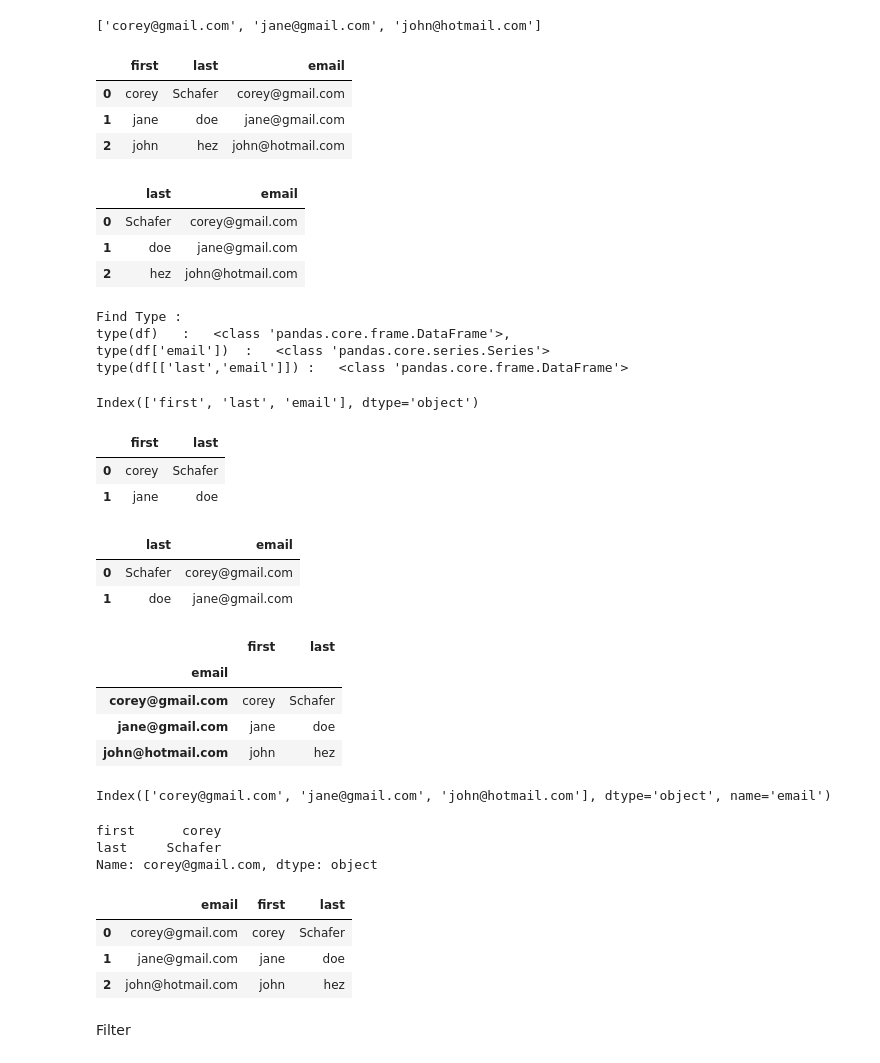
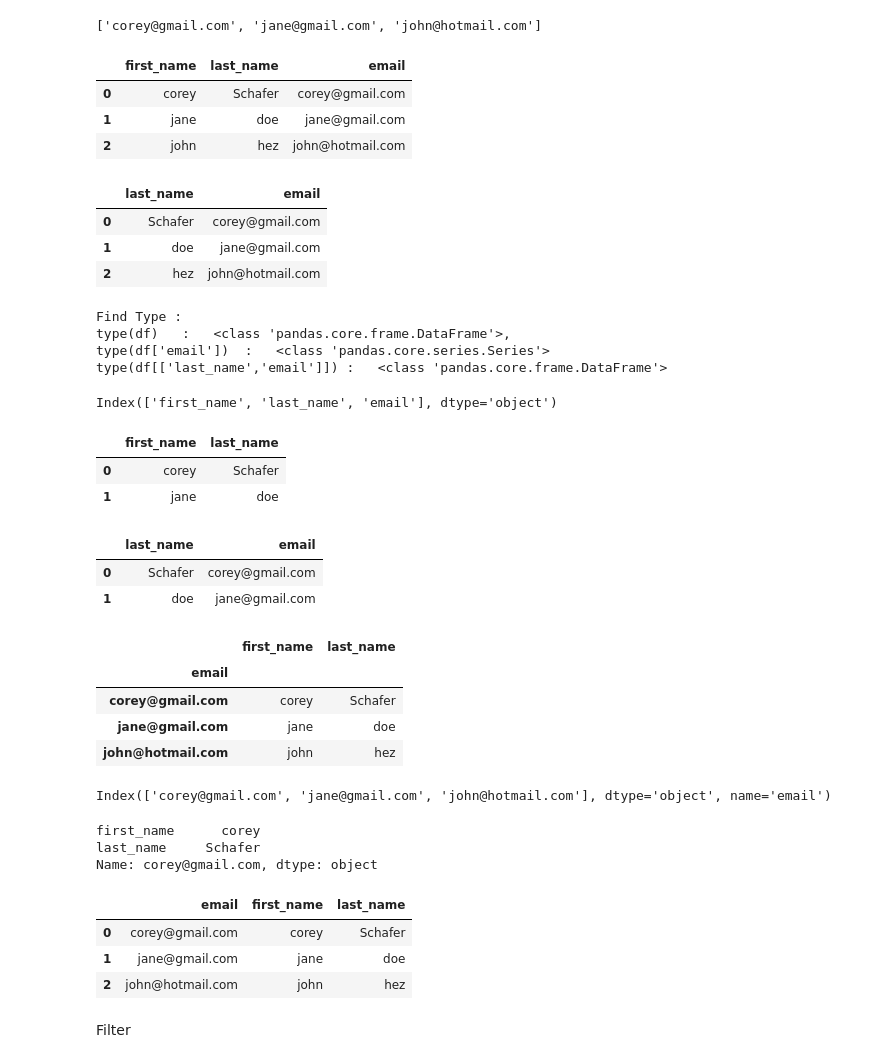
Before and after one commit to aynandu/Pandas-Numpy-OpenCV, a Jupyter notebook: Pandas/snippet.ipynb, the cells around one changed output. Cells and saved outputs as stored; diff of their text form; code cells hidden in the pictures.

Commit message:
Updating rows,Columns - Modifying Data ,apply,map,replace - Pandas

```diff
--- a/Pandas/snippet.ipynb
+++ b/Pandas/snippet.ipynb
@@ -15,8 +15,8 @@ people={
 # %%
 people={
     #key : #Value
-    "first" : ["corey","jane","john"],
-    "last"  : ["Schafer","doe","hez"],
+    "first_name" : ["corey","jane","john"],
+    "last_name"  : ["Schafer","doe","hez"],
     "email" : ["corey@gmail.com","jane@gmail.com","john@hotmail.com"]
 }
 # %%
@@ -29,46 +29,46 @@ import pandas as pd
 df=pd.DataFrame(people)
 df
 # %% [output]
-|  | first | last | email |
+|  | first_name | last_name | email |
 | 0 | corey | Schafer | corey@gmail.com |
 | 1 | jane | doe | jane@gmail.com |
 | 2 | john | hez | john@hotmail.com |
 # %%
-df[['last','email']]
+df[['last_name','email']]
 # %% [output]
-|  | last | email |
+|  | last_name | email |
 | 0 | Schafer | corey@gmail.com |
 | 1 | doe | jane@gmail.com |
 | 2 | hez | john@hotmail.com |
 # %%
-print(f"Find Type :\ntype(df)   :   {type(df)},\ntype(df['email'])  :   {type(df['email'])}\ntype(df[['last','email']]) :   {type(df[['last','email']])}")
+print(f"Find Type :\ntype(df)   :   {type(df)},\ntype(df['email'])  :   {type(df['email'])}\ntype(df[['last_name','email']]) :   {type(df[['last_name','email']])}")
 # %% [output]
 Find Type :
 type(df)   :   <class 'pandas.core.frame.DataFrame'>,
 type(df['email'])  :   <class 'pandas.core.series.Series'>
-type(df[['last','email']]) :   <class 'pandas.core.frame.DataFrame'>
+type(df[['last_name','email']]) :   <class 'pandas.core.frame.DataFrame'>
 # %%
 df.columns
 # %% [output]
-Index(['first', 'last', 'email'], dtype='object')
+Index(['first_name', 'last_name', 'email'], dtype='object')
 # %%
 #1.loc - Location ; 2. iloc - index location
 df.iloc[[0,1],[0,1]] #df.iloc[listof[row,row],listof[column,column]]
 # %% [output]
-|  | first | last |
+|  | first_name | last_name |
 | 0 | corey | Schafer |
 | 1 | jane | doe |
 # %%
-df.loc[[0,1],['last','email']] #df.loc[listof[row,row],listof[column,column]]
+df.loc[[0,1],['last_name','email']] #df.loc[listof[row,row],listof[column,column]]
 # %% [output]
-|  | last | email |
+|  | last_name | email |
 | 0 | Schafer | corey@gmail.com |
 | 1 | doe | jane@gmail.com |
 # %%
 df.set_index('email',inplace=True) # Set Index
 df
 # %% [output]
-|  | first | last |
+|  | first_name | last_name |
 | email |  |  |
 | corey@gmail.com | corey | Schafer |
 | jane@gmail.com | jane | doe |
@@ -80,14 +80,14 @@ Index(['corey@gmail.com', 'jane@gmail.com', 'john@hotmail.com'], dtype='object',
 # %%
 df.loc['corey@gmail.com'] # Search using Search index
 # %% [output]
-first      corey
-last     Schafer
+first_name      corey
+last_name     Schafer
 Name: corey@gmail.com, dtype: object
 # %%
 df.reset_index(inplace=True)
 df
 # %% [output]
-|  | email | first | last |
+|  | email | first_name | last_name |
 | 0 | corey@gmail.com | corey | Schafer |
 | 1 | jane@gmail.com | jane | doe |
 | 2 | john@hotmail.com | john | hez |
```
Also changed, not shown: parts of 32 cells of this notebook.
